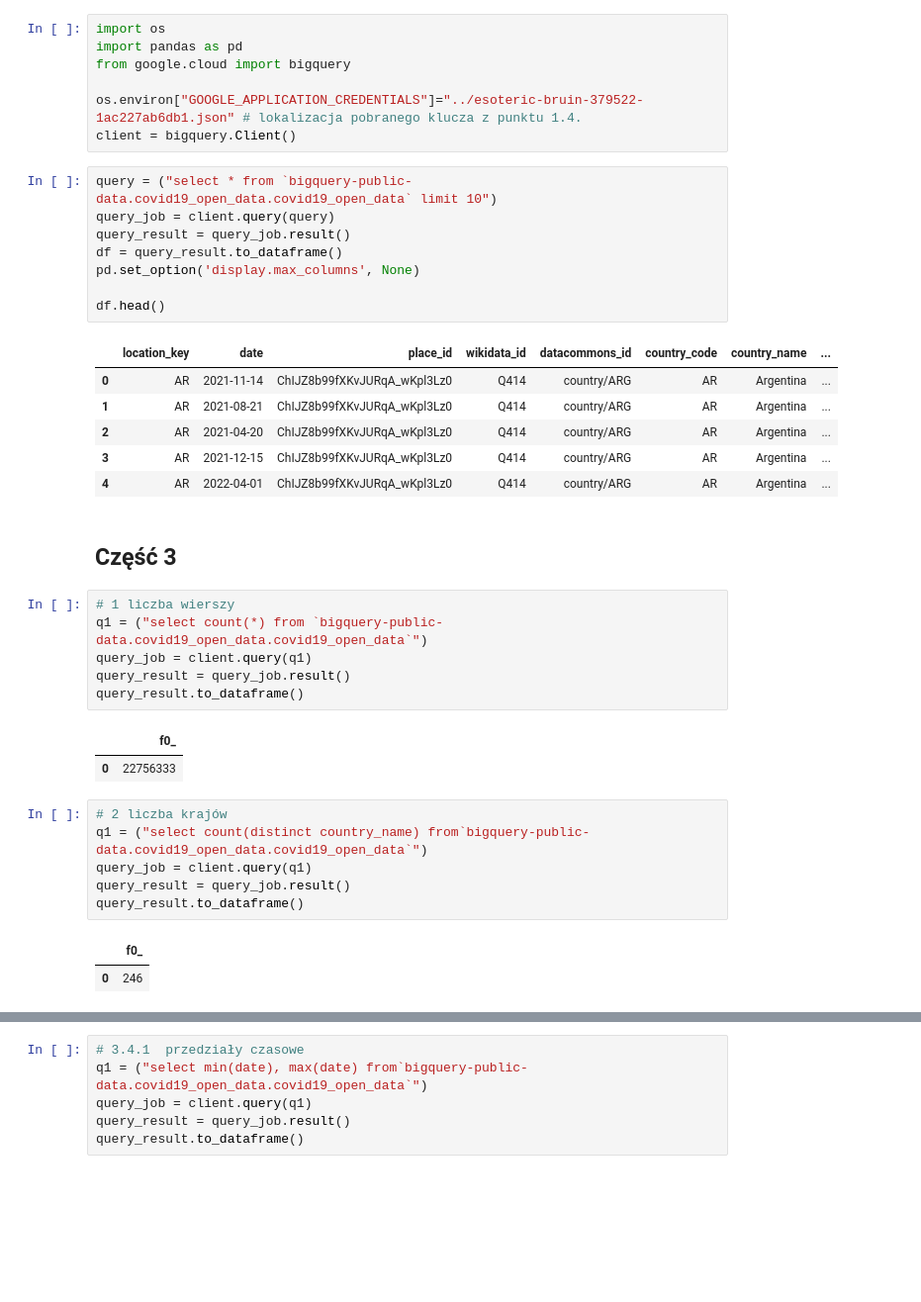
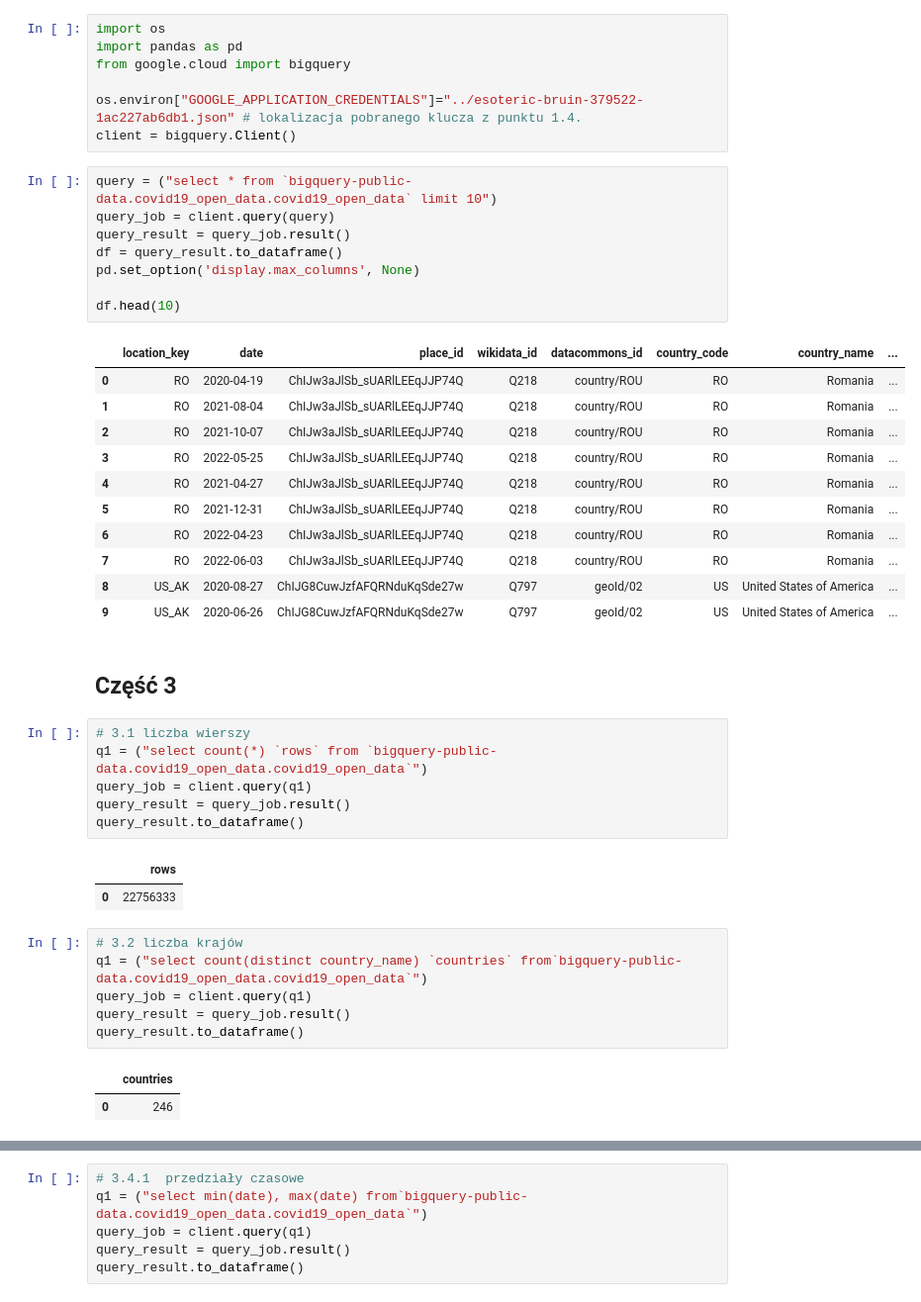
Before and after one commit to piooz/BigData, a Jupyter notebook: zad1/Untitled.ipynb, the cells around one changed output, grey strips where cells are left out. Shown at 99% size. Cells and saved outputs as stored; diff of their text form; blank space fills up the shorter version.

```diff
--- a/zad1/Untitled.ipynb
+++ b/zad1/Untitled.ipynb
@@ -10,36 +10,41 @@ client = bigquery.Client()
 # %%
 query = ("select * from `bigquery-public-data.covid19_open_data.covid19_open_data` limit 10")
 query_job = client.query(query)
 query_result = query_job.result()
 df = query_result.to_dataframe()
 pd.set_option('display.max_columns', None)
 
-df.head()
+df.head(10)
 # %% [output]
 |  | location_key | date | place_id | wikidata_id | datacommons_id | country_code | country_name | ... |
-| 0 | AR | 2021-11-14 | ChIJZ8b99fXKvJURqA_wKpl3Lz0 | Q414 | country/ARG | AR | Argentina | ... |
-| 1 | AR | 2021-08-21 | ChIJZ8b99fXKvJURqA_wKpl3Lz0 | Q414 | country/ARG | AR | Argentina | ... |
-| 2 | AR | 2021-04-20 | ChIJZ8b99fXKvJURqA_wKpl3Lz0 | Q414 | country/ARG | AR | Argentina | ... |
-| 3 | AR | 2021-12-15 | ChIJZ8b99fXKvJURqA_wKpl3Lz0 | Q414 | country/ARG | AR | Argentina | ... |
-| 4 | AR | 2022-04-01 | ChIJZ8b99fXKvJURqA_wKpl3Lz0 | Q414 | country/ARG | AR | Argentina | ... |
+| 0 | RO | 2020-04-19 | ChIJw3aJlSb_sUARlLEEqJJP74Q | Q218 | country/ROU | RO | Romania | ... |
+| 1 | RO | 2021-08-04 | ChIJw3aJlSb_sUARlLEEqJJP74Q | Q218 | country/ROU | RO | Romania | ... |
+| 2 | RO | 2021-10-07 | ChIJw3aJlSb_sUARlLEEqJJP74Q | Q218 | country/ROU | RO | Romania | ... |
+| 3 | RO | 2022-05-25 | ChIJw3aJlSb_sUARlLEEqJJP74Q | Q218 | country/ROU | RO | Romania | ... |
+| 4 | RO | 2021-04-27 | ChIJw3aJlSb_sUARlLEEqJJP74Q | Q218 | country/ROU | RO | Romania | ... |
+| 5 | RO | 2021-12-31 | ChIJw3aJlSb_sUARlLEEqJJP74Q | Q218 | country/ROU | RO | Romania | ... |
+| 6 | RO | 2022-04-23 | ChIJw3aJlSb_sUARlLEEqJJP74Q | Q218 | country/ROU | RO | Romania | ... |
+| 7 | RO | 2022-06-03 | ChIJw3aJlSb_sUARlLEEqJJP74Q | Q218 | country/ROU | RO | Romania | ... |
+| 8 | US_AK | 2020-08-27 | ChIJG8CuwJzfAFQRNduKqSde27w | Q797 | geoId/02 | US | United States of America | ... |
+| 9 | US_AK | 2020-06-26 | ChIJG8CuwJzfAFQRNduKqSde27w | Q797 | geoId/02 | US | United States of America | ... |
 # %% [markdown]
 ## Część 3
 # %%
-# 1 liczba wierszy
-q1 = ("select count(*) from `bigquery-public-data.covid19_open_data.covid19_open_data`")
+# 3.1 liczba wierszy
+q1 = ("select count(*) `rows` from `bigquery-public-data.covid19_open_data.covid19_open_data`")
 query_job = client.query(q1)
 query_result = query_job.result()
 query_result.to_dataframe()
 # %% [output]
-|  | f0_ |
+|  | rows |
 | 0 | 22756333 |
 # %%
-# 2 liczba krajów
-q1 = ("select count(distinct country_name) from`bigquery-public-data.covid19_open_data.covid19_open_data`")
+# 3.2 liczba krajów
+q1 = ("select count(distinct country_name) `countries` from`bigquery-public-data.covid19_open_data.covid19_open_data`")
 query_job = client.query(q1)
 query_result = query_job.result()
 query_result.to_dataframe()
 # %% [output]
-|  | f0_ |
+|  | countries |
 | 0 | 246 |
 # %%
```
Also changed, not shown: parts of 9 cells of this notebook, 1 other file.
